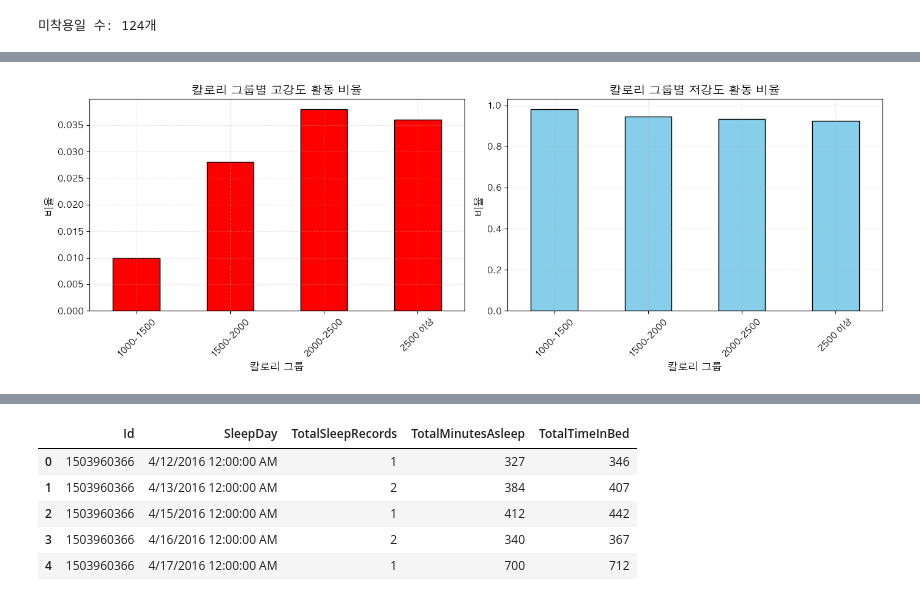
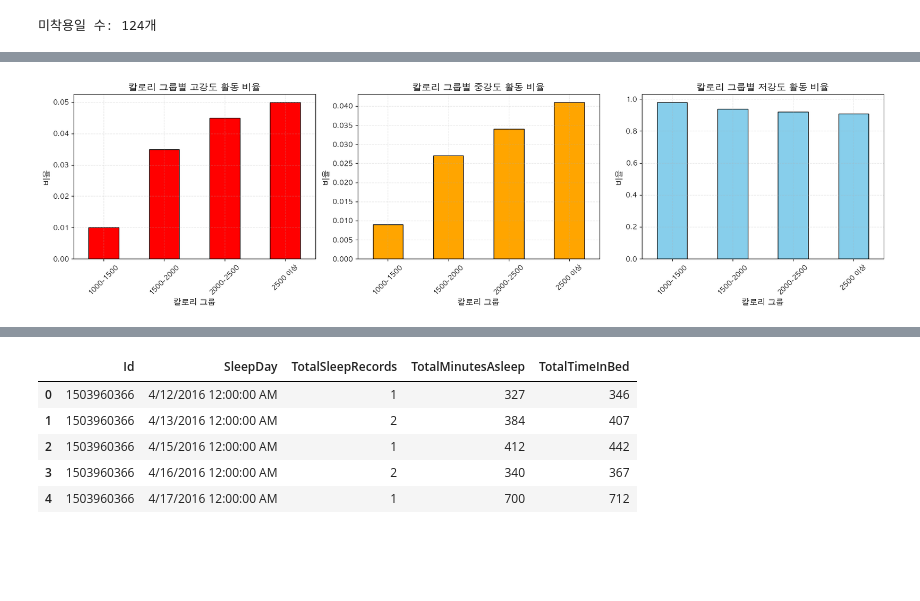
Before and after one commit to jeesy95-creator/sparta_15, a Jupyter notebook: notebooks/Soyun.ipynb, the cells around one changed output, grey strips where cells are left out. Drawn from its saved outputs; the diff is of its cells as text; code cells hidden in the pictures; blank space fills up the shorter version.

```diff
--- a/notebooks/Soyun.ipynb
+++ b/notebooks/Soyun.ipynb
@@ -472,6 +446,13 @@ actcp_d["VeryActiveRatio"] = np.where(
     0
 )
 
+# 중강도 활동 비율
+actcp_d["ModerateActiveRatio"] = np.where(
+    actcp_d["TotalActiveMinutes"] > 0,
+    actcp_d["FairlyActiveMinutes"] / actcp_d["TotalActiveMinutes"],
+    0
+)
+
 # 저강도 활동 비율
 actcp_d["LightActiveRatio"] = np.where(
     actcp_d["TotalActiveMinutes"] > 0,
@@ -515,9 +496,10 @@ def remove_outliers_iqr(df, columns):
 
     return df_clean
 
+
 # 2. 이상치 제거 실행
 outlier_cols = ['TotalActiveMinutes', 'AvgSpeed_kmh', 'AvgPace_min_per_km',
-                'AvgStride_m', 'VeryActiveRatio', 'LightActiveRatio', 'CaloriesPerKm']
+                'AvgStride_m', 'VeryActiveRatio', "ModerateActiveRatio", 'LightActiveRatio', 'CaloriesPerKm']
 
 print("=== IQR 이상치 제거 ===")
 before_len = len(actcp_d)
@@ -528,22 +510,11 @@ actcp_d_clean = remove_outliers_iqr(actcp_d, outlier_cols)
 print(f"\n이상치 제거 후: {len(actcp_d_clean)}행")
 print(f"총 제거된 행: {before_len - len(actcp_d_clean)}행 ({(before_len - len(actcp_d_clean))/before_len*100:.1f}%)")
 
-# 3. 칼로리 그룹 재정의 (이상치 제거 후)
-# 기존 CalorieGroup 컬럼 삭제
-if 'CalorieGroup' in actcp_d_clean.columns:
-    actcp_d_clean = actcp_d_clean.drop('CalorieGroup', axis=1)
-
-# 4개 그룹으로 재정의
-bins = [1000, 1500, 2000, 2500, float('inf')]
-labels = ['1000-1500', '1500-2000', '2000-2500', '2500 이상']
-actcp_d_clean['CalorieGroup'] = pd.cut(actcp_d_clean['Calories'], bins=bins, labels=labels, right=False)
-
-print("\n=== 칼로리 그룹별 분포 (4개 그룹) ===")
-print(actcp_d_clean['CalorieGroup'].value_counts().sort_index())
+print("✓ 이상치 제거 완료")
 
 # 4. 그룹별 파생 변수 평균 계산
 derived_cols = ['TotalActiveMinutes', 'AvgSpeed_kmh', 'AvgPace_min_per_km',
-                'AvgStride_m', 'VeryActiveRatio', 'LightActiveRatio', 'CaloriesPerKm']
+                'AvgStride_m', 'VeryActiveRatio',"ModerateActiveRatio", 'LightActiveRatio', 'CaloriesPerKm']
 
 calorie_group_derived = actcp_d_clean.groupby('CalorieGroup', observed=True)[derived_cols].mean().round(3)
 
@@ -624,27 +594,36 @@ plt.show()
 # %%
-# 3. 활동 강도 비율 비교
-fig, axes = plt.subplots(1, 2, figsize=(14, 5))
+#활동 강도 비율
+
+fig, axes = plt.subplots(1, 3, figsize=(18, 5))
 
 # Very Active 비율
 calorie_group_derived['VeryActiveRatio'].plot(kind='bar', ax=axes[0], color='red', edgecolor='black')
 axes[0].set_title('칼로리 그룹별 고강도 활동 비율', fontsize=14, fontweight='bold')
 axes[0].set_xlabel('칼로리 그룹', fontsize=12)
 axes[0].set_ylabel('비율', fontsize=12)
 axes[0].tick_params(axis='x', rotation=45)
 axes[0].grid(True, alpha=0.3, linestyle='--')
 
-# Light Active 비율
-calorie_group_derived['LightActiveRatio'].plot(kind='bar', ax=axes[1], color='skyblue', edgecolor='black')
-axes[1].set_title('칼로리 그룹별 저강도 활동 비율', fontsize=14, fontweight='bold')
+# Moderate Active 비율
+calorie_group_derived['ModerateActiveRatio'].plot(kind='bar', ax=axes[1], color='orange', edgecolor='black')
+axes[1].set_title('칼로리 그룹별 중강도 활동 비율', fontsize=14, fontweight='bold')
 axes[1].set_xlabel('칼로리 그룹', fontsize=12)
 axes[1].set_ylabel('비율', fontsize=12)
 axes[1].tick_params(axis='x', rotation=45)
 axes[1].grid(True, alpha=0.3, linestyle='--')
 
+# Light Active 비율
+calorie_group_derived['LightActiveRatio'].plot(kind='bar', ax=axes[2], color='skyblue', edgecolor='black')
+axes[2].set_title('칼로리 그룹별 저강도 활동 비율', fontsize=14, fontweight='bold')
+axes[2].set_xlabel('칼로리 그룹', fontsize=12)
+axes[2].set_ylabel('비율', fontsize=12)
+axes[2].tick_params(axis='x', rotation=45)
+axes[2].grid(True, alpha=0.3, linestyle='--')
+
 plt.tight_layout()
 plt.show()
 # %% [output]
-[figure, old version]
+[figure, new version]
 # %%
 # 4. 칼로리 효율
 plt.figure(figsize=(10, 6))
```
Also changed, not shown: parts of 53 cells of this notebook, 11 other files.
